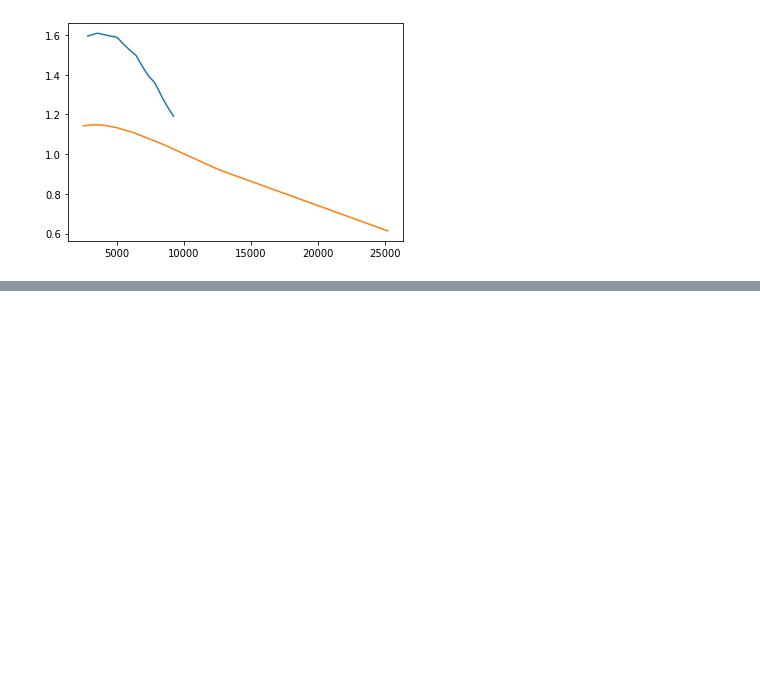
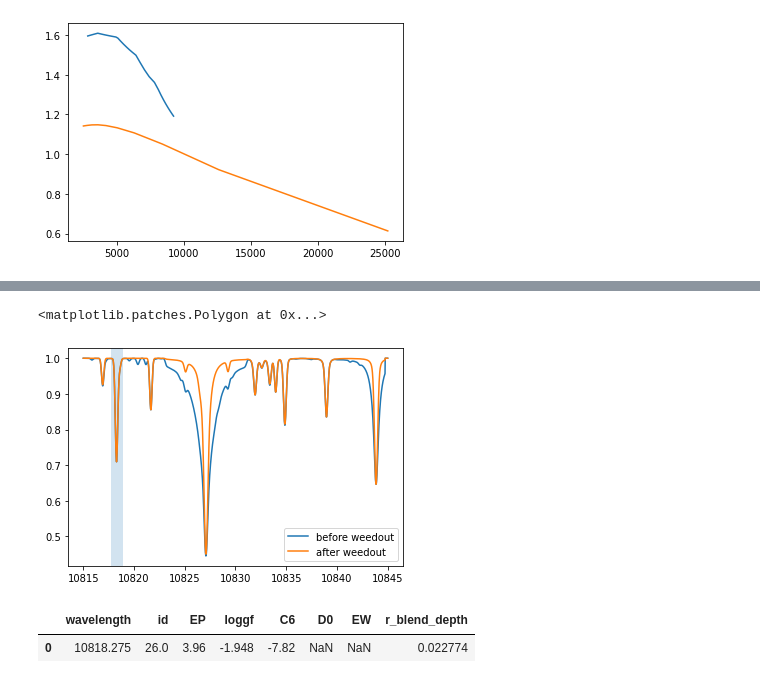
Before and after one commit to MingjieJian/pymoog, a Jupyter notebook: pymoog/internal.ipynb, the cells around one changed output, grey strips where cells are left out. Drawn from its saved outputs; the diff is of its cells as text; code cells hidden in the pictures; blank space fills up the shorter version.

```diff
--- a/pymoog/internal.ipynb
+++ b/pymoog/internal.ipynb
@@ -104,0 +261,20 @@ plt.plot(T, p_f1/p_f0)
+# %%
+w = pymoog.weedout.weedout(5000, 4.0, 0, 10830-15, 10830+15, kappa_ratio=0.2, line_list='vald_3000_11000',)
+w.prepare_file()
+w.run_moog()
+w.compare(50000)
+# %%
+plt.plot(w.wav_all, w.flux_all, label='before weedout')
+plt.plot(w.wav_keep, w.flux_keep, label='after weedout')
+plt.legend()
+# plt.savefig(internal_path+'weedout.png', dpi=250)
+
+plt.axvspan(10817.7, 10818.9, alpha=0.2)
+# %% [output]
+<matplotlib.patches.Polygon at 0x...>
+[figure, added]
+# %%
+pymoog.line_data.find_single_dominant_line(10818.3, 5000, 4.0, 0, 28000, line_list='vald_3000_11000', weedout_switch=True)
+# %% [output]
+|  | wavelength | id | EP | loggf | C6 | D0 | EW | r_blend_depth |
+| 0 | 10818.275 | 26.0 | 3.96 | -1.948 | -7.82 | NaN | NaN | 0.022774 |
```
Also changed, not shown: parts of 41 cells of this notebook, 9 other files.
